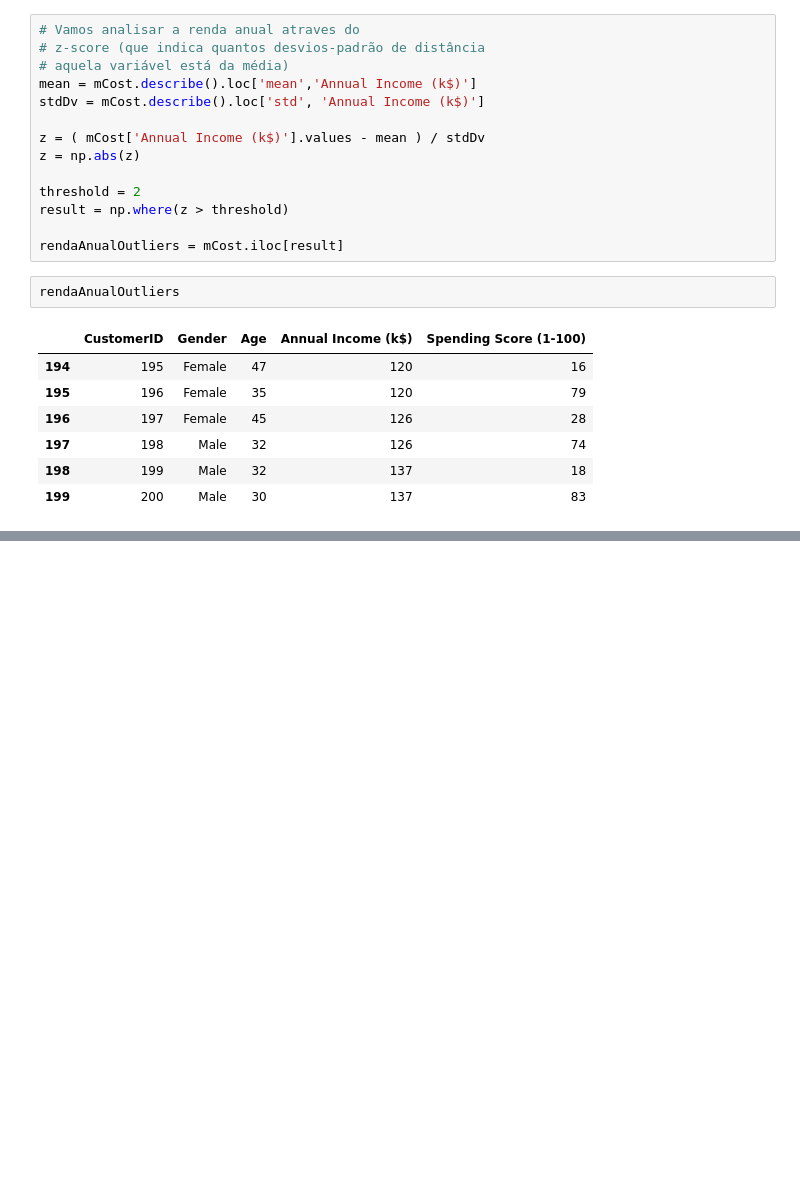
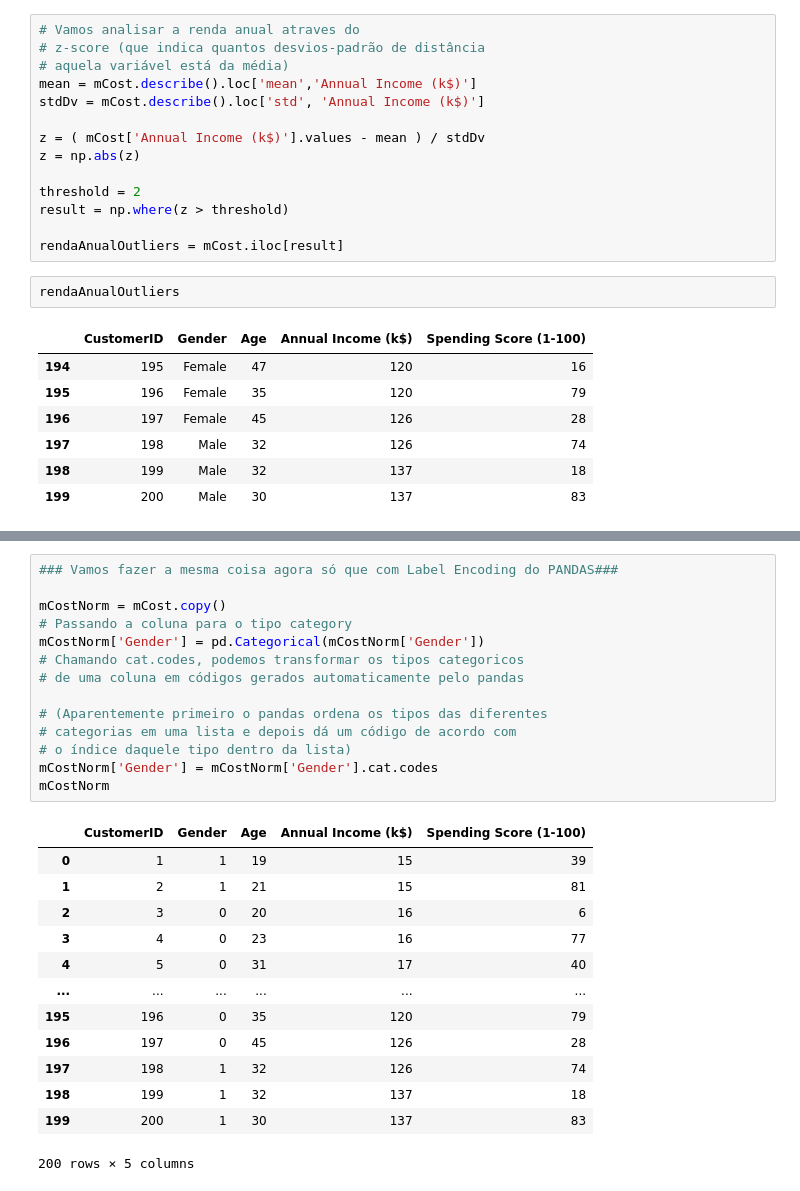
Before and after one commit to Oiapokxui/IGTI, a Jupyter notebook: Mod1/Cap1.8.ipynb, the cells around one changed output, grey strips where cells are left out. Saved outputs shown, nothing was run; the diff lists cells and outputs as text; blank space fills up the shorter version.

```diff
--- a/Mod1/Cap1.8.ipynb
+++ b/Mod1/Cap1.8.ipynb
@@ -230,0 +322,28 @@ rendaAnualOutliers
+# %%
+### Vamos fazer a mesma coisa agora só que com Label Encoding do PANDAS###
+
+mCostNorm = mCost.copy()
+# Passando a coluna para o tipo category
+mCostNorm['Gender'] = pd.Categorical(mCostNorm['Gender'])
+# Chamando cat.codes, podemos transformar os tipos categoricos
+# de uma coluna em códigos gerados automaticamente pelo pandas
+
+# (Aparentemente primeiro o pandas ordena os tipos das diferentes
+# categorias em uma lista e depois dá um código de acordo com
+# o índice daquele tipo dentro da lista)
+mCostNorm['Gender'] = mCostNorm['Gender'].cat.codes
+mCostNorm
+# %% [output]
+|  | CustomerID | Gender | Age | Annual Income (k$) | Spending Score (1-100) |
+| 0 | 1 | 1 | 19 | 15 | 39 |
+| 1 | 2 | 1 | 21 | 15 | 81 |
+| 2 | 3 | 0 | 20 | 16 | 6 |
+| 3 | 4 | 0 | 23 | 16 | 77 |
+| 4 | 5 | 0 | 31 | 17 | 40 |
+| ... | ... | ... | ... | ... | ... |
+| 195 | 196 | 0 | 35 | 120 | 79 |
+| 196 | 197 | 0 | 45 | 126 | 28 |
+| 197 | 198 | 1 | 32 | 126 | 74 |
+| 198 | 199 | 1 | 32 | 137 | 18 |
+| 199 | 200 | 1 | 30 | 137 | 83 |
+200 rows × 5 columns
```
Also changed, not shown: parts of 12 cells of this notebook.
